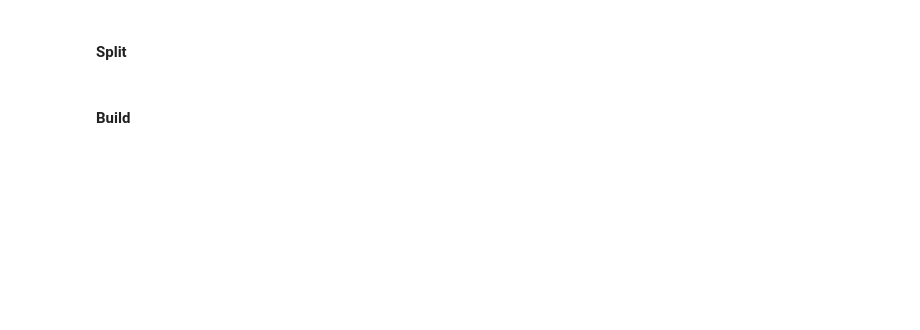
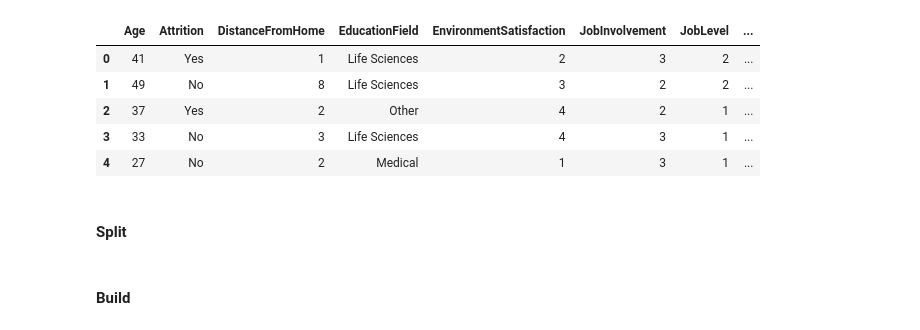
Before and after one commit to ldebele/Employee-Attrition-Prediction, a Jupyter notebook: notebooks/RandomForest.ipynb, the cells around one changed output. Drawn from its saved outputs; the diff is of its cells as text; code cells hidden in the pictures; blank space fills up the shorter version.

```diff
--- a/notebooks/RandomForest.ipynb
+++ b/notebooks/RandomForest.ipynb
@@ -14,6 +16,14 @@ from category_encoders import OneHotEncoder
 # %%
 # read the data sets
-df = pd.read_csv('../data/clean_HR_Analytics2.csv')
+df = pd.read_csv('../data/clean_HR_Analytics3.csv')
+df.head()
+# %% [output]
+|  | Age | Attrition | DistanceFromHome | EducationField | EnvironmentSatisfaction | JobInvolvement | JobLevel | ... |
+| 0 | 41 | Yes | 1 | Life Sciences | 2 | 3 | 2 | ... |
+| 1 | 49 | No | 8 | Life Sciences | 3 | 2 | 2 | ... |
+| 2 | 37 | Yes | 2 | Other | 4 | 2 | 1 | ... |
+| 3 | 33 | No | 3 | Life Sciences | 4 | 3 | 1 | ... |
+| 4 | 27 | No | 2 | Medical | 1 | 3 | 1 | ... |
 # %% [markdown]
 #### Split
 # %%
```
Also changed, not shown: parts of 12 cells of this notebook, 10 other files.
